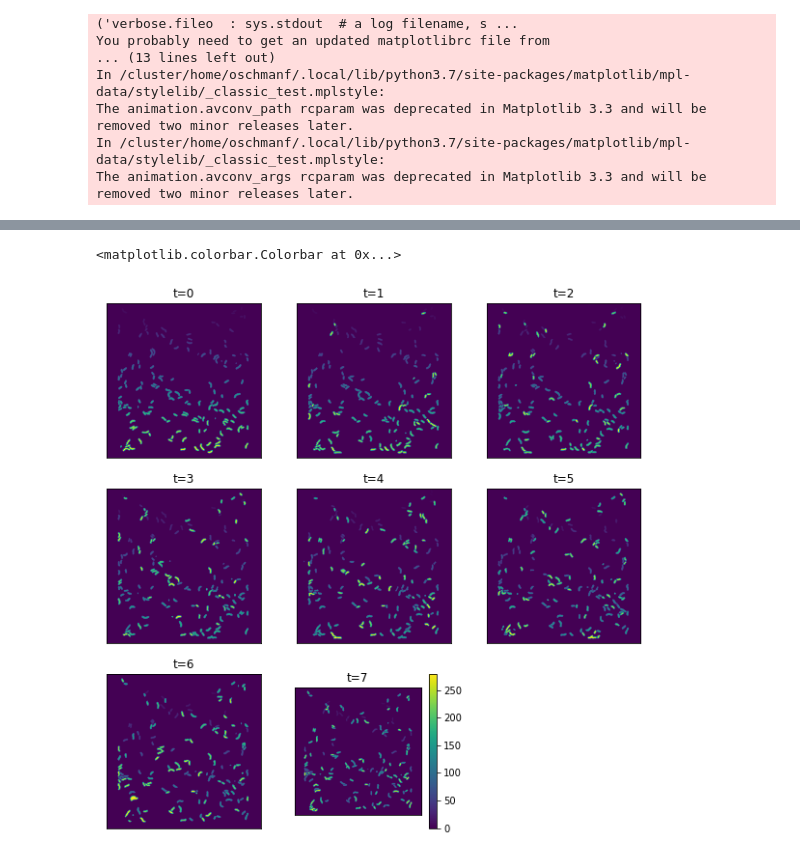
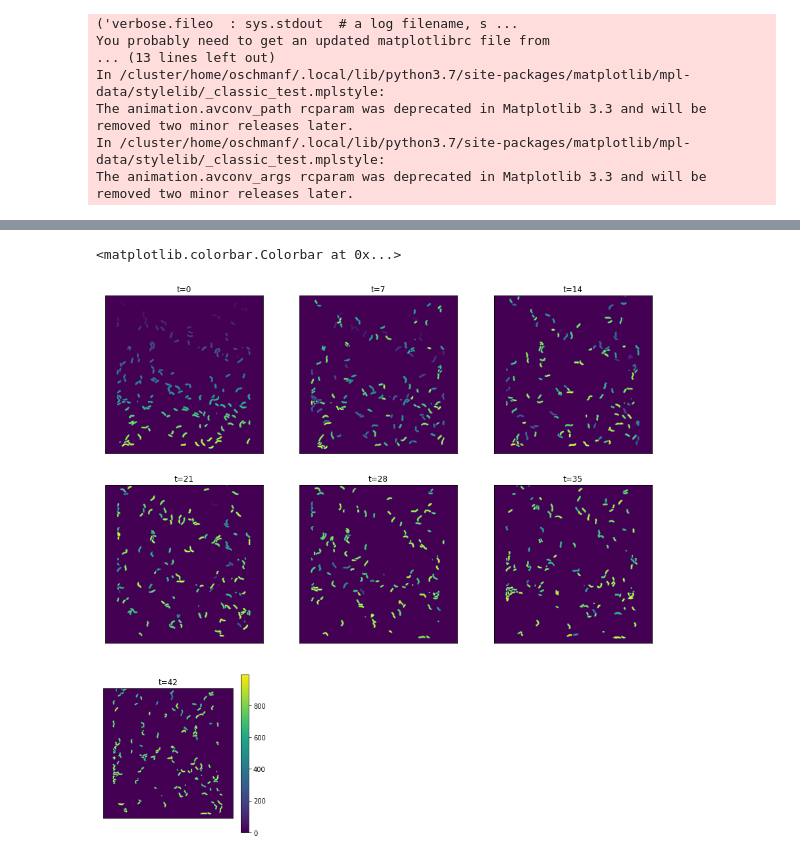
Before and after one commit to ajrzepiela/midap, a Jupyter notebook: notebook/Visualise results.ipynb, the cells around one changed output, grey strips where cells are left out. Drawn from its saved outputs; the diff is of its cells as text; code cells hidden in the pictures.

Commit message:
Add visualization of tracking output
Former-commit-id: cec6997fcf1f4d0f7ec7f45fbec69b5f448a0d68

```diff
--- a/notebook/Visualise results.ipynb
+++ b/notebook/Visualise results.ipynb
@@ -54,19 +54,19 @@ Text(0.5, 1.0, 'Daughter')
 # %%
-label_stack = np.load('../bin/label_stack.npz')
+label_stack = np.load('../data/tracking/label_stack.npz')
 label_stack = label_stack['label_stack']
 # %%
 timeframes = np.arange(len(label_stack))
-plt.figure(figsize = (10,10))
-for i, l in enumerate(label_stack[::1]):
+plt.figure(figsize = (15,15))
+for i, l in enumerate(label_stack[::7]):
     plt.subplot(3,3,i+1)
     plt.imshow(l, vmin=label_stack.min())
-    plt.title('t='+str(timeframes[::1][i]))
+    plt.title('t='+str(timeframes[::7][i]))
     plt.xticks([])
     plt.yticks([])
 plt.colorbar()
 # %% [output]
 <matplotlib.colorbar.Colorbar at 0x...>
-[figure, old version]
+[figure, new version]
 # %%
 num_time_steps = len(label_stack)
 
```
Also changed, not shown: parts of 7 cells of this notebook, 1 other file.
